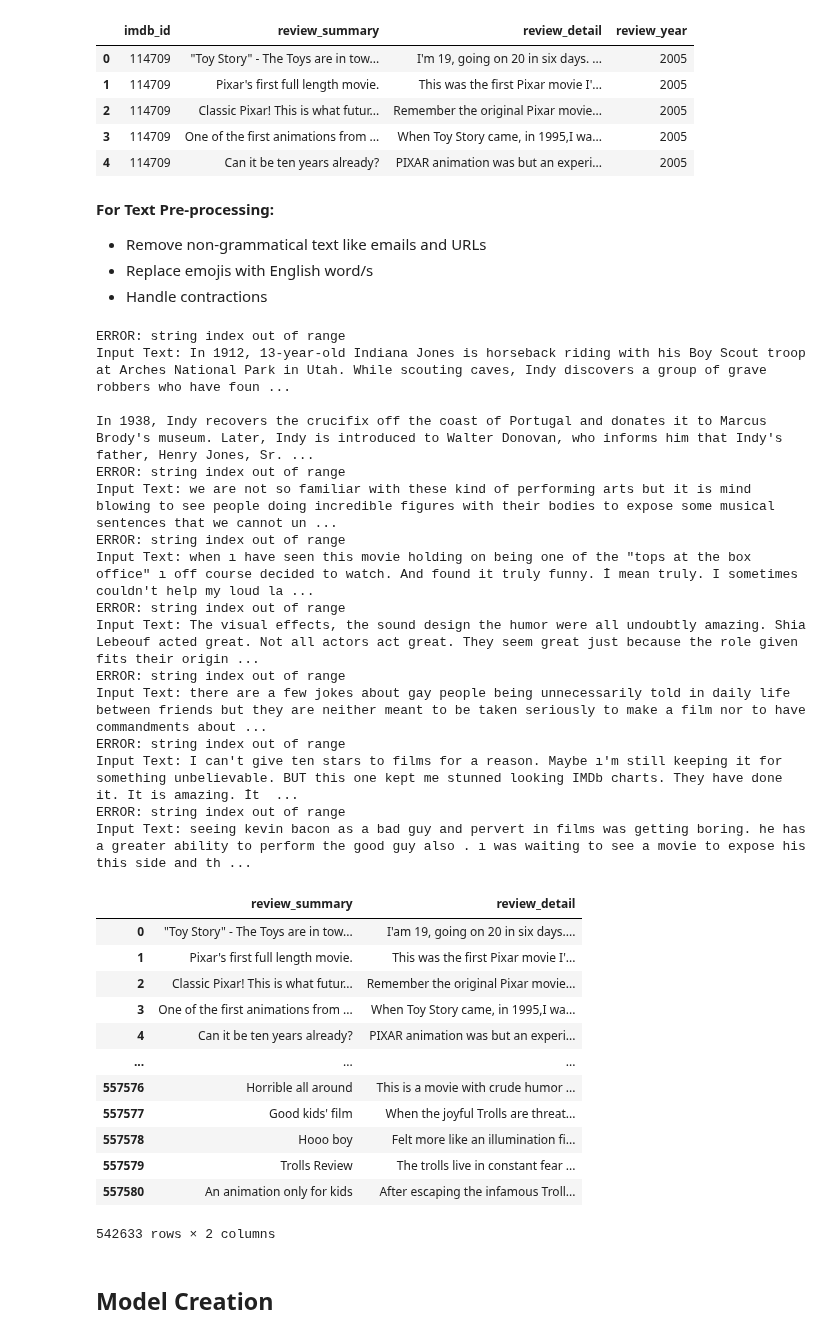
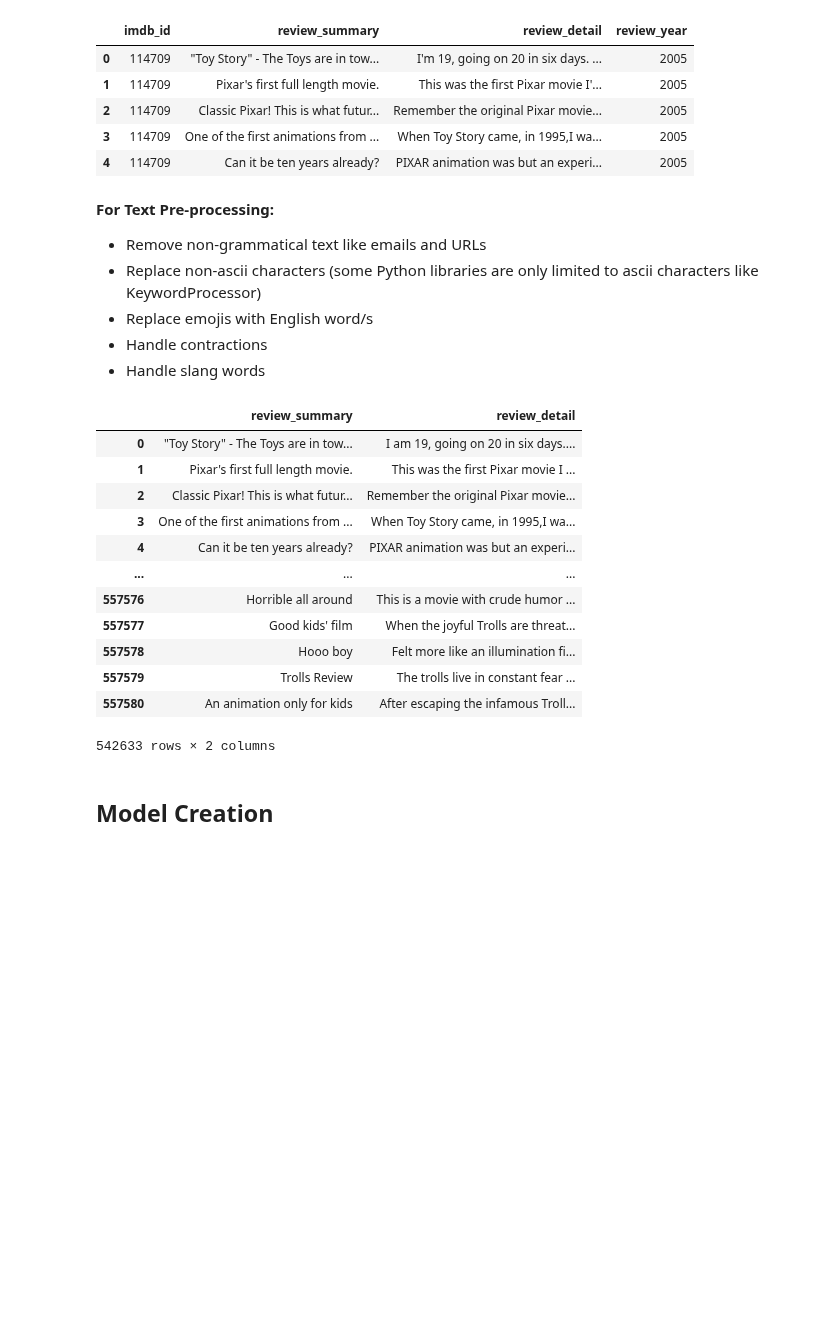
Before and after one commit to abccastro/Movie-Sentiment-Analysis, a Jupyter notebook: Movie Sentiment Analysis.ipynb, the cells around one changed output. Drawn from its saved outputs; the diff is of its cells as text; code cells hidden in the pictures; blank space fills up the shorter version.

Commit message:
fixed issue on string index out of range when conducting data preprocessing

```diff
--- a/Movie Sentiment Analysis.ipynb
+++ b/Movie Sentiment Analysis.ipynb
@@ -157,7 +157,7 @@ reviews_df.head(5)
 | 4 | rw1134010 | CAMACHO-4 | Mr. & Mrs. Smith (2005) | 6.0 | A fun action movie with great che... | 24 July 2005 | 0 | Director Doug Liman, who's gotten... | ... |
 # %%
 # Merge the movie metadata (from the same kaggle source) and reviews
-movie_reviews_df = pd.merge(movies_df, reviews_df, on=["movie"], how="left")
+movie_reviews_df = pd.merge(movies_df, reviews_df, on=["movie"], how="inner")
 movie_reviews_df.head(5)
 # %% [output]
 |  | imdb_id | movie | genre | review_id | reviewer | rating | review_summary | review_date | spoiler_tag | ... |
@@ -342,68 +342,55 @@ movie_reviews_df.head(5)
 # %% [markdown]
 __For Text Pre-processing:__
 - Remove non-grammatical text like emails and URLs
+- Replace non-ascii characters (some Python libraries are only limited to ascii characters like KeywordProcessor)
 - Replace emojis with English word/s
 - Handle contractions
+- Handle slang words
 # %%
 emoji_dict = tp.get_emojis()
 slang_word_dict = tp.webscrape_slang_words()
 
 def initial_text_preprocessing(text):
     try:
         # Remove non-grammatical text
         text = tp.remove_email_address(text)
         text = tp.remove_hyperlink(text)
 
+        # Replace non-ascii characters as there are Python libraries limiting this feature
+        text = tp.replace_nonascii_characters(text)
+
         # Replace emojis with English word/s
         text = emoji_dict.replace_keywords(text)
 
         # Handle contractions
-        # TODO: Need to handle some issues on this section
-        text = text.replace('İ', 'I')   # to handle errors thrown when fixing the contractions
         text = contractions.fix(text)
 
         # Replace slang words
         text = slang_word_dict.replace_keywords(text)
 
     except Exception as err:
         print(f"ERROR: {err}")
         print(f"Input Text: {text}")
 
     return text
 
-# TODO: Kindly ignore the errors. Need to be fixed.
+
 movie_reviews_df[['review_summary', 'review_detail']] = movie_reviews_df[['review_summary', 'review_detail']].applymap(initial_text_preprocessing)
 movie_reviews_df[['review_summary', 'review_detail']]
 # %% [output]
+|  | review_summary | review_detail |
+| 0 | "Toy Story" - The Toys are in tow... | I am 19, going on 20 in six days.... |
+| 1 | Pixar's first full length movie. | This was the first Pixar movie I ... |
+| 2 | Classic Pixar! This is what futur... | Remember the original Pixar movie... |
+| 3 | One of the first animations from ... | When Toy Story came, in 1995,I wa... |
+| 4 | Can it be ten years already? | PIXAR animation was but an experi... |
+| ... | ... | ... |
+| 557576 | Horrible all around | This is a movie with crude humor ... |
+| 557577 | Good kids' film | When the joyful Trolls are threat... |
+| 557578 | Hooo boy | Felt more like an illumination fi... |
+| 557579 | Trolls Review | The trolls live in constant fear ... |
+| 557580 | An animation only for kids | After escaping the infamous Troll... |
-ERROR: string index out of range
-Input Text: In 1912, 13-year-old Indiana Jones is horseback riding with his Boy Scout troop at Arches National Park in Utah. While scouting caves, Indy discovers a group of grave robbers who have foun ...
-
-In 1938, Indy recovers the crucifix off the coast of Portugal and donates it to Marcus Brody's museum. Later, Indy is introduced to Walter Donovan, who informs him that Indy's father, Henry Jones, Sr. ...
-ERROR: string index out of range
-Input Text: we are not so familiar with these kind of performing arts but it is mind blowing to see people doing incredible figures with their bodies to expose some musical sentences that we cannot un ...
-ERROR: string index out of range
-Input Text: when ı have seen this movie holding on being one of the "tops at the box office" ı off course decided to watch. And found it truly funny. İ mean truly. I sometimes couldn't help my loud la ...
-ERROR: string index out of range
-Input Text: The visual effects, the sound design the humor were all undoubtly amazing. Shia Lebeouf acted great. Not all actors act great. They seem great just because the role given fits their origin ...
-ERROR: string index out of range
-Input Text: there are a few jokes about gay people being unnecessarily told in daily life between friends but they are neither meant to be taken seriously to make a film nor to have commandments about ...
-ERROR: string index out of range
-Input Text: I can't give ten stars to films for a reason. Maybe ı'm still keeping it for something unbelievable. BUT this one kept me stunned looking IMDb charts. They have done it. It is amazing. İt  ...
-ERROR: string index out of range
-Input Text: seeing kevin bacon as a bad guy and pervert in films was getting boring. he has a greater ability to perform the good guy also . ı was waiting to see a movie to expose his this side and th ...
+542633 rows × 2 columns
-|  | review_summary | review_detail |
-| 0 | "Toy Story" - The Toys are in tow... | I'am 19, going on 20 in six days.... |
-| 1 | Pixar's first full length movie. | This was the first Pixar movie I'... |
-| 2 | Classic Pixar! This is what futur... | Remember the original Pixar movie... |
-| 3 | One of the first animations from ... | When Toy Story came, in 1995,I wa... |
-| 4 | Can it be ten years already? | PIXAR animation was but an experi... |
-| ... | ... | ... |
-| 557576 | Horrible all around | This is a movie with crude humor ... |
-| 557577 | Good kids' film | When the joyful Trolls are threat... |
-| 557578 | Hooo boy | Felt more like an illumination fi... |
-| 557579 | Trolls Review | The trolls live in constant fear ... |
-| 557580 | An animation only for kids | After escaping the infamous Troll... |
-542633 rows × 2 columns
 # %% [markdown]
 ## Model Creation
 # %% [markdown]
```
Also changed, not shown: 1 other file.
